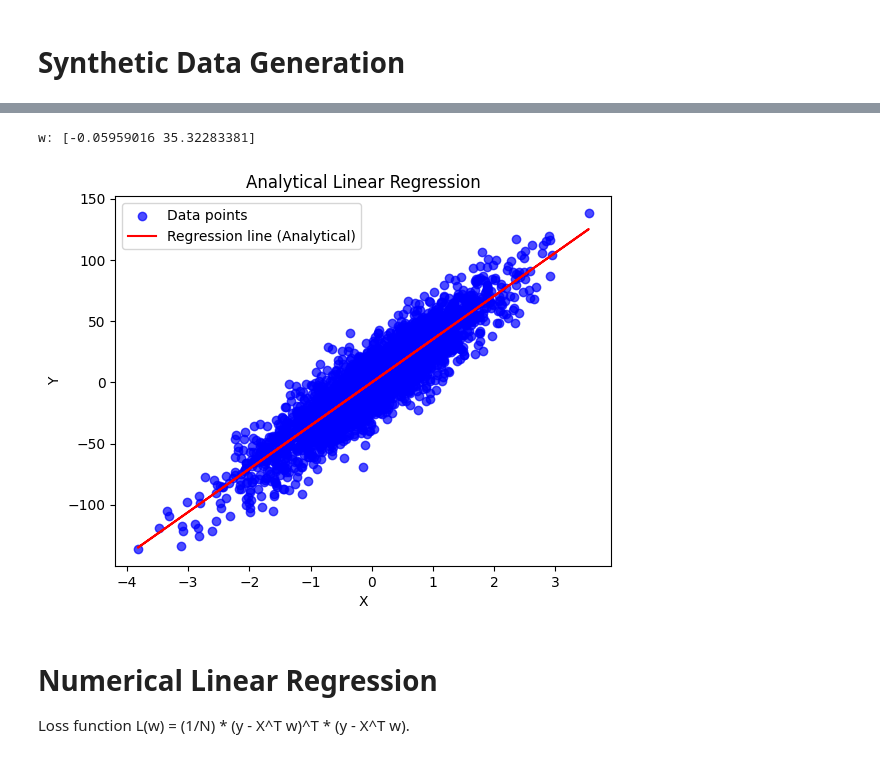
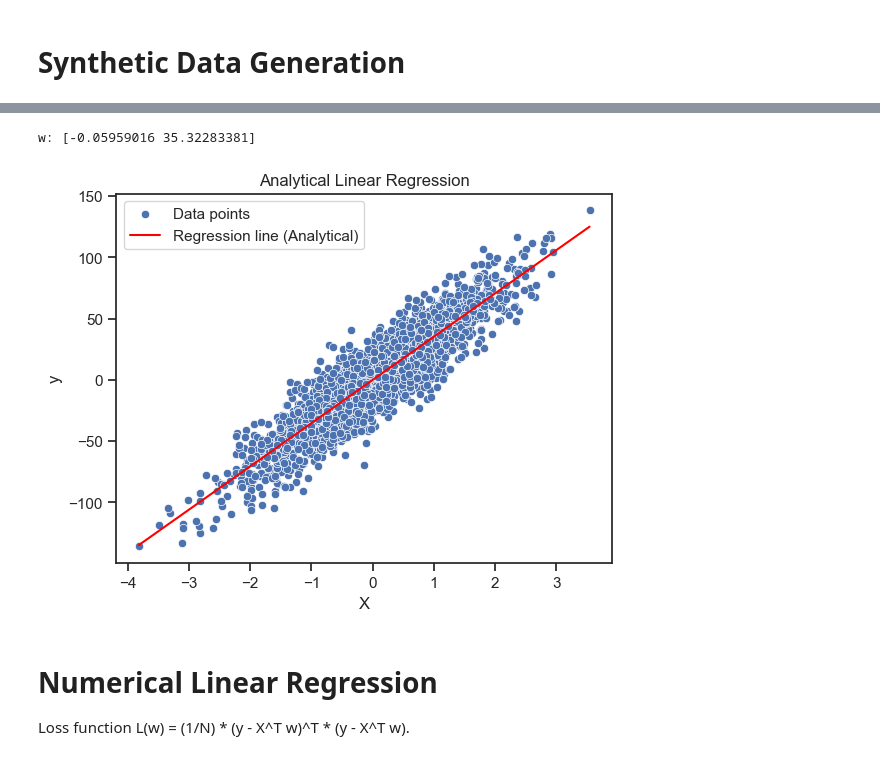
Before and after one commit to adamzsl/machine-learning, a Jupyter notebook: linear_regression/linear_regression.ipynb, the cells around one changed output, grey strips where cells are left out. Saved outputs shown, nothing was run; the diff lists cells and outputs as text; code cells hidden in the pictures.

```diff
--- a/linear_regression/linear_regression.ipynb
+++ b/linear_regression/linear_regression.ipynb
@@ -28,33 +39,32 @@ Formula: w = (X^T X)^(-1) X^T y
-# %%
-def analytical_linear_regression(X, y):
-    X_bias = np.hstack([np.ones((X.shape[0], 1)), X]) # after bias X is N x (D+1)
-
-    # print("X_bias shape:", X_bias.shape)
-    # print("First few rows of X_bias:\n", X_bias[:3])
-
-    X_transpose = X_bias.T # X^T is (D+1) x N
-
-    # 2xN @ Nx2 = 2x2, 2x2 @ 2xN = 2xN, 2xN @ Nx1 = 2x1
-    w = np.linalg.inv(X_transpose @ X_bias) @ X_transpose @ y
-    return w
-
-
-weights = analytical_linear_regression(X, y)
-print("w:", weights)
-
-X_bias = np.hstack([np.ones((X.shape[0], 1)), X])
-y_pred = X_bias @ weights
-
-plt.scatter(X, y, color='blue', alpha=0.7, label='Data points')
-plt.plot(X, y_pred, color='red', label='Regression line (Analytical)')
-plt.title("Analytical Linear Regression")
-plt.xlabel("X")
-plt.ylabel("Y")
-plt.legend()
-plt.show()
-# %% [output]
-w: [-0.05959016 35.32283381]
-[figure, removed]
+# %%
+def analytical_linear_regression(X, y):
+
+    X_ = np.c_[np.ones(X.shape[0]), X] # [N, D+1]
+
+    w = np.linalg.inv(X_.T @ X_) @ X_.T @ y
+    return w
+
+
+weights = analytical_linear_regression(X, y)
+print("w:", weights)
+# %% [output]
+w: [-0.05959016 35.32283381]
+# %%
+ones = np.ones(X.shape[0]) # [N,]
+X_ = np.column_stack((ones, X))
+y_pred = X_ @ weights
+
+sns.set_context("notebook")
+sns.set_style("ticks")
+plt.xlabel('X')
+plt.ylabel('y')
+plt.title('Analytical Linear Regression')
+sns.scatterplot(x=X.flatten(), y=y, label='Data points')
+sns.lineplot(x=X.flatten(), y=y_pred, color='red', label='Regression line (Analytical)')
+plt.legend()
+plt.show()
+# %% [output]
+[figure, added]
 # %% [markdown]
 # Numerical Linear Regression
 Loss function L(w) = (1/N) * (y - X^T w)^T * (y - X^T w).
```
Also changed, not shown: parts of 6 cells of this notebook.
